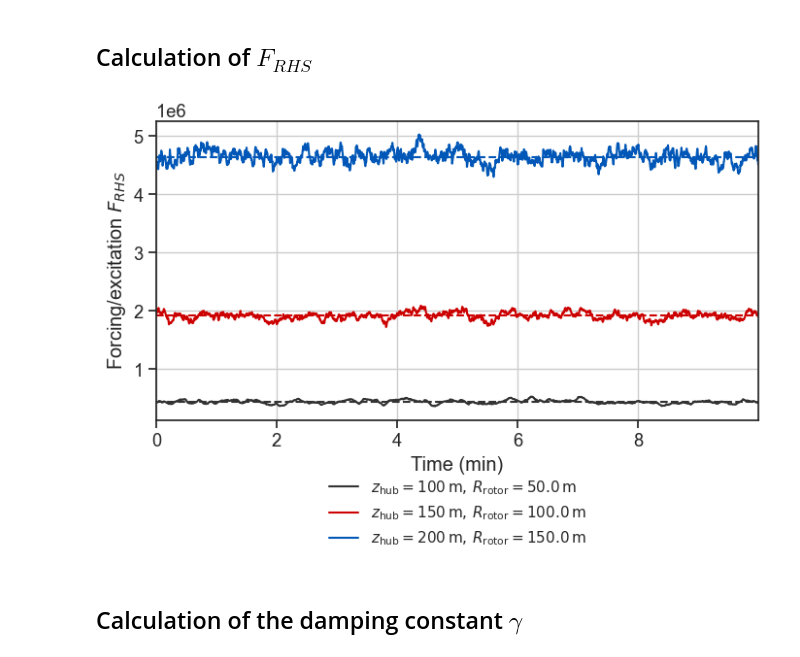
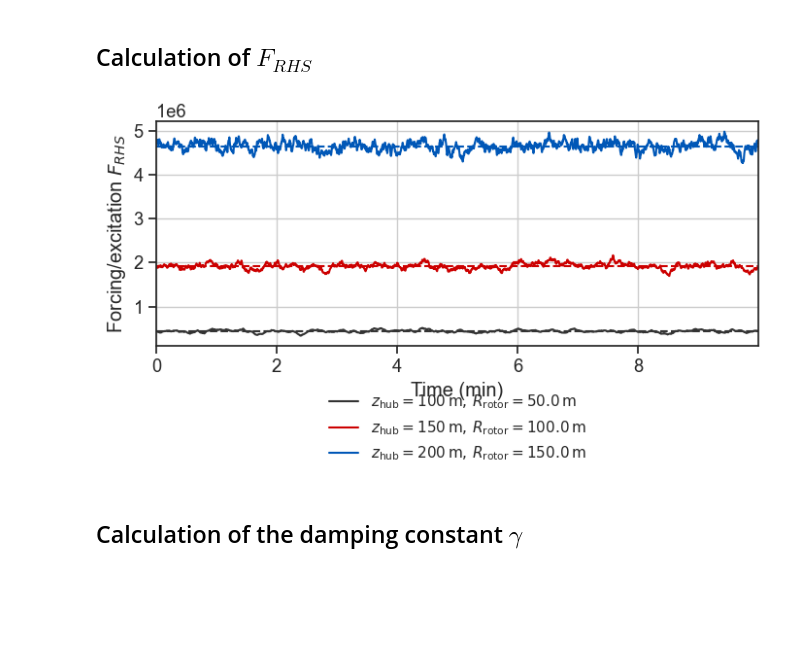
Before and after one commit to LouisPauchet/2024_INSA_EOLEProject_fore-aft_bending_turbulent, a Jupyter notebook: ProjectEOLE_Run.ipynb, the cells around one changed output. Cells and saved outputs as stored; diff of their text form; code cells hidden in the pictures; blank space fills up the shorter version.

```diff
--- a/ProjectEOLE_Run.ipynb
+++ b/ProjectEOLE_Run.ipynb
@@ -170,37 +167,37 @@ for elem in turbine_parameters:
         F_RHS.append( Ct * 0.5 * rho * integration_cubature57(lambda y, z: f_int(y, z), elem["R_rotor"], "./weight.dat", 0, elem["z_hub"]))
     elem["F_RHS"] = np.array(F_RHS)
 # %%
-plt.figure(figsize=(8, 4))
+plt.figure(figsize=(8, 3))
 
 # Loop through each entry and plot the FHS data with time in seconds
 for idx, entry in enumerate(turbine_parameters):
     z_hub = entry['z_hub']
     R_rotor = entry['R_rotor']
     FHS = entry['F_RHS']
 
     # Calculate time in seconds for the x-axis
     time_in_min = np.arange(len(FHS)) / U / 60
 
     # Plot FHS data with LaTeX-formatted label indicating z_hub and R_rotor
     plt.plot(time_in_min, FHS, color=entry["c"], label=fr"$z_{{\text{{hub}}}}={z_hub}\,\text{{m}},\,R_{{\text{{rotor}}}}={R_rotor}\,\text{{m}}$")
     plt.plot([time_in_min[0], time_in_min[-1]], [np.mean(FHS)] * 2, linestyle='--', color=entry["c"])  # Average line with the same color
 
 # Setting labels and formatting
 plt.xlabel(r'Time (min)')
 plt.ylabel(r'Forcing/excitation $F_{RHS}$')
 plt.ticklabel_format(axis='y', style='sci', scilimits=(0, 0))
 plt.xlim(0, time_in_min[-1])
 
 # Place the legend below the plot with a larger font size
 plt.legend(loc="upper center", bbox_to_anchor=(0.5, -0.15), ncol=1, fontsize=11, frameon=False)
 
 # Add grid
 plt.grid(True)
 
 plt.savefig(f"./fig/fig_timeSerie_forcing-exitation.svg", bbox_inches='tight')
 plt.savefig(f"./fig/fig_timeSerie_forcing-exitation.png", bbox_inches='tight')
 # %% [output]
-[figure, old version]
+[figure, new version]
 # %% [markdown]
 ## Calculation of the damping constant $\gamma$
 # %%
```
Also changed, not shown: parts of 13 cells of this notebook.
